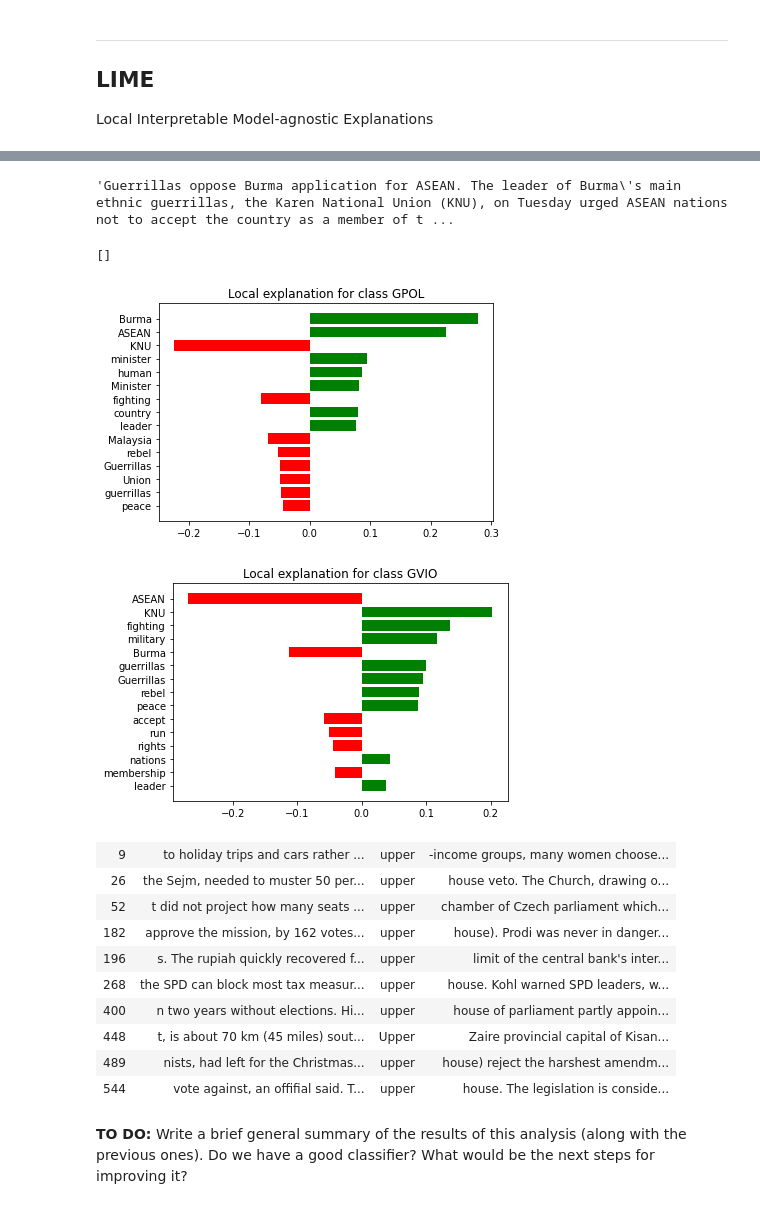
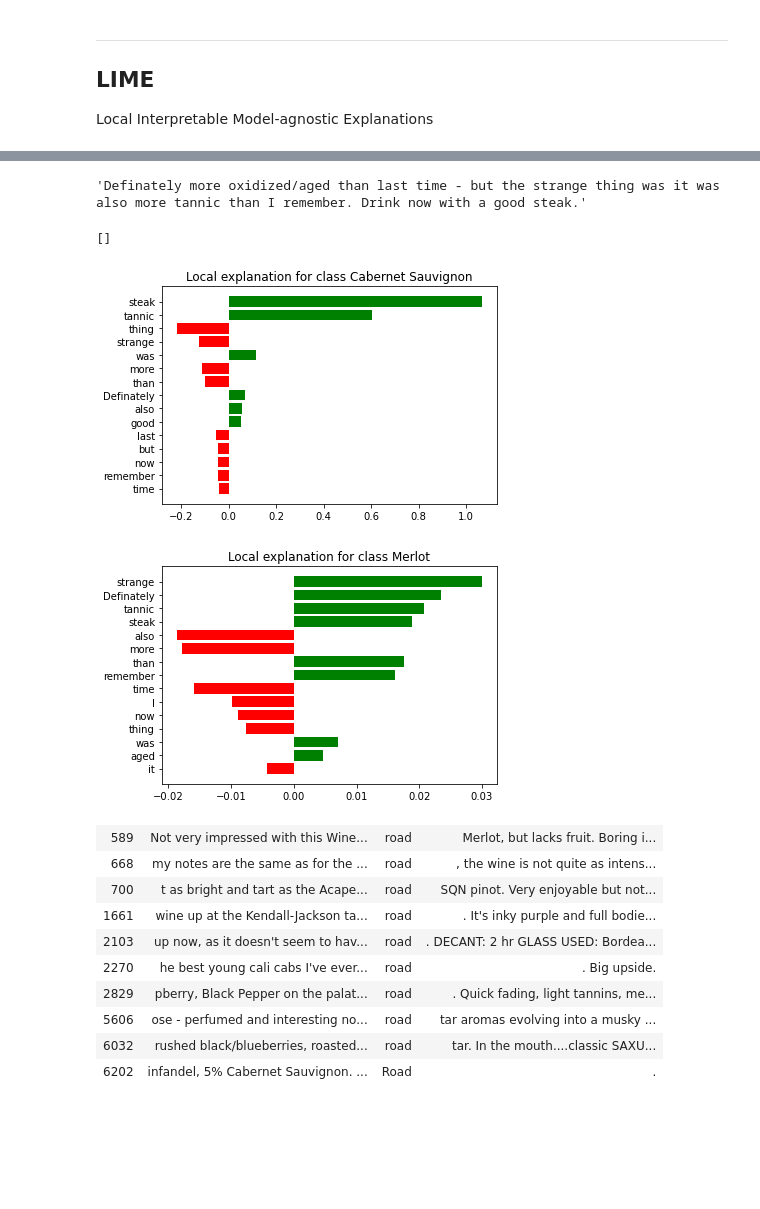
Before and after one commit to michael-tobin/Ling583-project-2-michael-tobin, a Jupyter notebook: 4-Project_2-SGD-lime.ipynb, the cells around one changed output, grey strips where cells are left out. Cells and saved outputs as stored; diff of their text form; code cells hidden in the pictures; blank space fills up the shorter version.

```diff
--- a/4-Project_2-SGD-lime.ipynb
+++ b/4-Project_2-SGD-lime.ipynb
@@ -52,9 +56,9 @@ test["wine_variant"].iloc[1613], test[""].iloc[1613]
 # %%
 exp = explainer.explain_instance(
-    test[""].loc[1613], sgd.decision_function, num_features=15, labels=[0, 1, 2, 3]
+    test["review_text"].loc[1613], sgd.decision_function, num_features=15, labels=[0, 1, 2, 3, 4, 5, 6, 7]
 )
 # %%
-for i in range(0, 4):
+for i in range(0, 7):
     exp.as_pyplot_figure(i)
 plt.plot()
 # %% [output]
@@ -66,2 +73,2 @@ plt.plot()
 # %%
-err = test[(test['wine_variant']=='GVIO')&(predicted=='GPOL')]
+err = test[(test['wine_variant']=='Merlot')&(predicted=='Cabernet Sauvignon')]
@@ -78,8 +89,8 @@ err.iloc[30]['text']
 # %%
 exp = explainer.explain_instance(
-    err[""].iloc[30], sgd.decision_function, num_features=15, labels=[1, 3]
+    err["review_text"].iloc[30], sgd.decision_function, num_features=15, labels=[0, 2]
 )
-for i in [1, 3]:
+for i in [0, 2]:
     exp.as_pyplot_figure(i)
 plt.plot()
 # %% [output]
@@ -95,32 +106,30 @@ Name: 2751, dtype: object
 # %%
-err.iloc[50]['']
+err.iloc[50]['review_text']
 # %% [output]
-'Guerrillas oppose Burma application for ASEAN. The leader of Burma\'s main ethnic guerrillas, the Karen National Union (KNU), on Tuesday urged ASEAN nations not to accept the country as a member of t ...
+'Definately more oxidized/aged than last time - but the strange thing was it was also more tannic than I remember. Drink now with a good steak.'
 # %%
 exp = explainer.explain_instance(
-    err[""].iloc[50], sgd.decision_function, num_features=15, labels=[1, 3]
+    err["review_text"].iloc[50], sgd.decision_function, num_features=15, labels=[0, 2]
 )
-for i in [1, 3]:
+for i in [0, 2]:
     exp.as_pyplot_figure(i)
 plt.plot()
 # %% [output]
 []
-[figure, old version]
+[figure, new version]
-[figure, old version]
+[figure, new version]
 # %%
 import kwic
 # %%
-kwic.kwic('upper', train[''])
+kwic.kwic('road', train['review_text'])
 # %% [output]
-| 9 | to holiday trips and cars rather ... | upper | -income groups, many women choose... |
-| 26 | the Sejm, needed to muster 50 per... | upper | house veto. The Church, drawing o... |
-| 52 | t did not project how many seats ... | upper | chamber of Czech parliament which... |
-| 182 | approve the mission, by 162 votes... | upper | house). Prodi was never in danger... |
-| 196 | s. The rupiah quickly recovered f... | upper | limit of the central bank's inter... |
-| 268 | the SPD can block most tax measur... | upper | house. Kohl warned SPD leaders, w... |
-| 400 | n two years without elections. Hi... | upper | house of parliament partly appoin... |
-| 448 | t, is about 70 km (45 miles) sout... | Upper | Zaire provincial capital of Kisan... |
-| 489 | nists, had left for the Christmas... | upper | house) reject the harshest amendm... |
-| 544 | vote against, an offifial said. T... | upper | house. The legislation is conside... |
+| 589 | Not very impressed with this Wine... | road | Merlot, but lacks fruit. Boring i... |
+| 668 | my notes are the same as for the ... | road | , the wine is not quite as intens... |
+| 700 | t as bright and tart as the Acape... | road | SQN pinot. Very enjoyable but not... |
+| 1661 | wine up at the Kendall-Jackson ta... | road | . It's inky purple and full bodie... |
+| 2103 | up now, as it doesn't seem to hav... | road | . DECANT: 2 hr GLASS USED: Bordea... |
+| 2270 | he best young cali cabs I've ever... | road | . Big upside. |
+| 2829 | pberry, Black Pepper on the palat... | road | . Quick fading, light tannins, me... |
+| 5606 | ose - perfumed and interesting no... | road | tar aromas evolving into a musky ... |
+| 6032 | rushed black/blueberries, roasted... | road | tar. In the mouth....classic SAXU... |
+| 6202 | infandel, 5% Cabernet Sauvignon. ... | Road | . |
-# %% [markdown]
-**TO DO:** Write a brief general summary of the results of this analysis (along with the previous ones). Do we have a good classifier? What would be the next steps for improving it?
```
Also changed, not shown: parts of 13 cells of this notebook, 6 other files.
